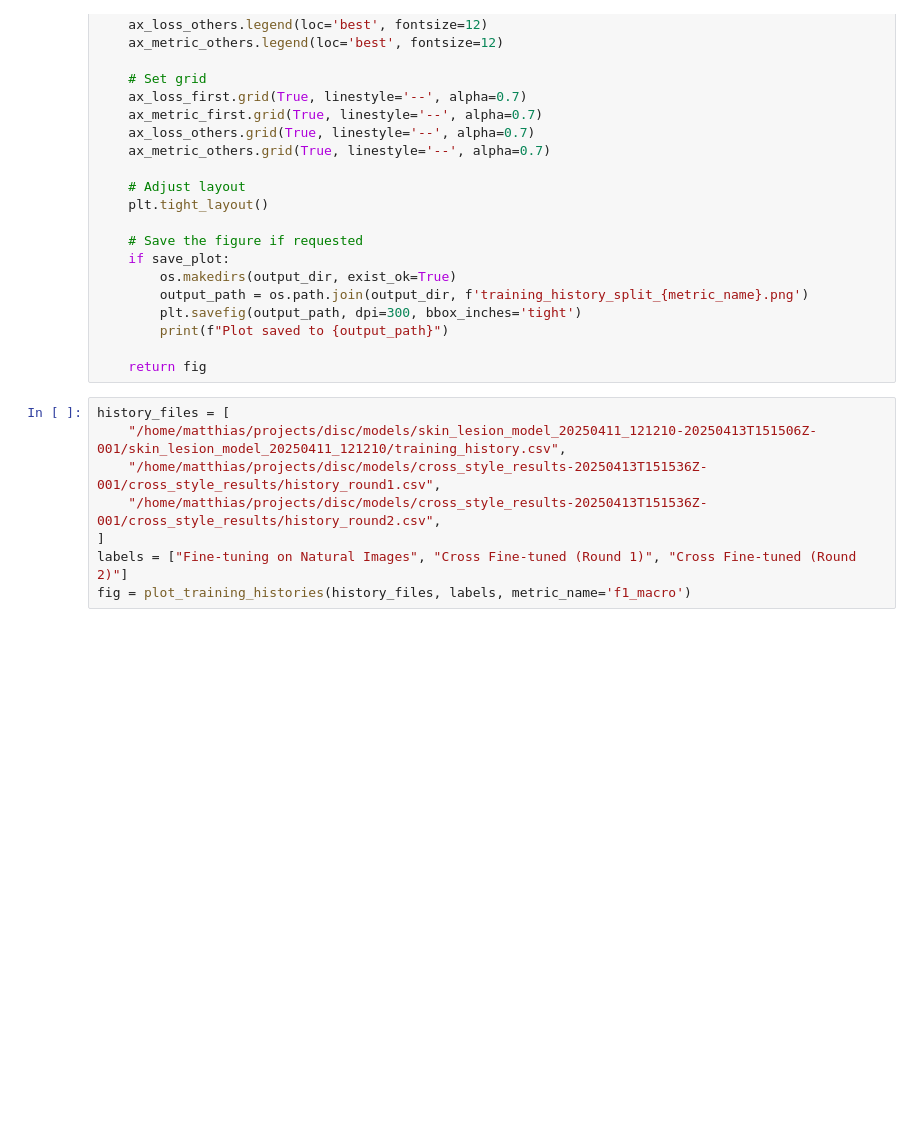
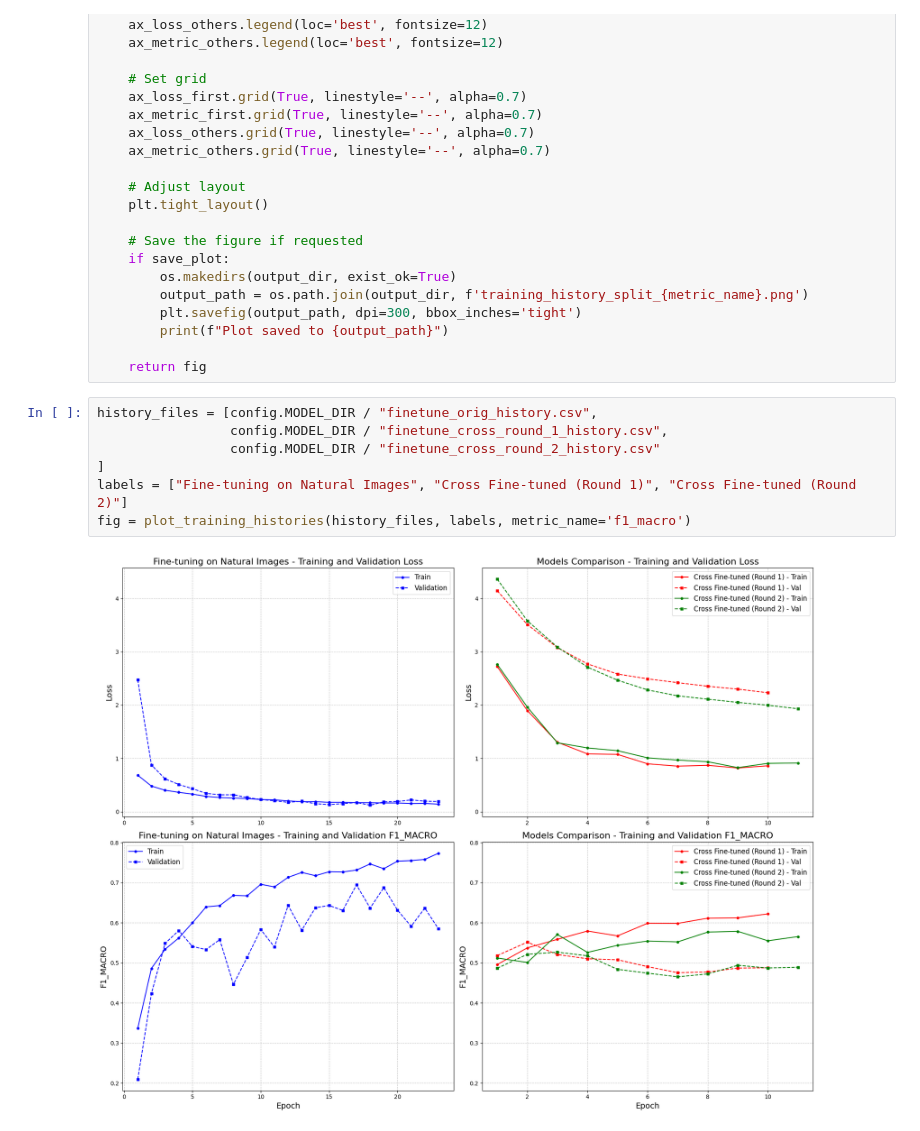
Before and after one commit to mattskraft/all-skin-deep, a Jupyter notebook: notebooks/03_eval_model_on_testset.ipynb, the cells around one changed output. Cells and saved outputs as stored; diff of their text form; blank space fills up the shorter version.

```diff
--- a/notebooks/03_eval_model_on_testset.ipynb
+++ b/notebooks/03_eval_model_on_testset.ipynb
@@ -281,11 +295,12 @@ def plot_training_histories(history_files, labels=None, metric_name='f1_macro',
 
     return fig
 # %%
-history_files = [
-    "/home/matthias/projects/disc/models/skin_lesion_model_20250411_121210-20250413T151506Z-001/skin_lesion_model_20250411_121210/training_history.csv",
-    "/home/matthias/projects/disc/models/cross_style_results-20250413T151536Z-001/cross_style_results/history_round1.csv",
-    "/home/matthias/projects/disc/models/cross_style_results-20250413T151536Z-001/cross_style_results/history_round2.csv",
+history_files = [config.MODEL_DIR / "finetune_orig_history.csv",
+                 config.MODEL_DIR / "finetune_cross_round_1_history.csv",
+                 config.MODEL_DIR / "finetune_cross_round_2_history.csv"
 ]
 labels = ["Fine-tuning on Natural Images", "Cross Fine-tuned (Round 1)", "Cross Fine-tuned (Round 2)"]
 fig = plot_training_histories(history_files, labels, metric_name='f1_macro')
+# %% [output]
+[figure, added]
 # %%
```
Also changed, not shown: parts of 6 cells of this notebook.
